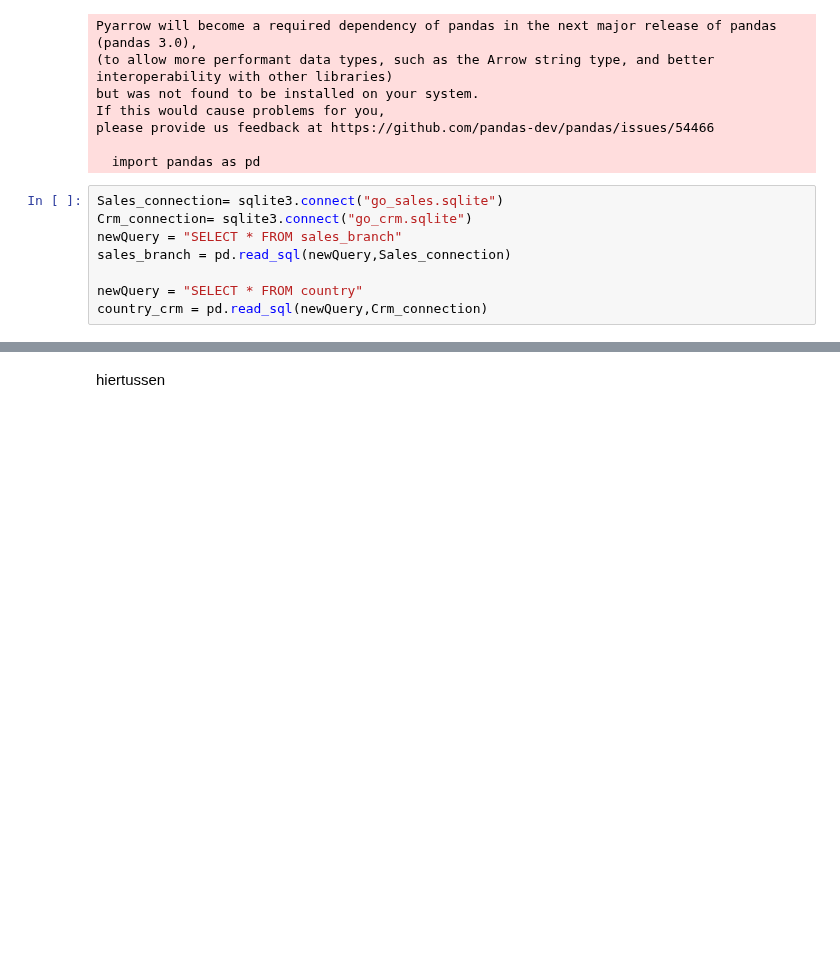
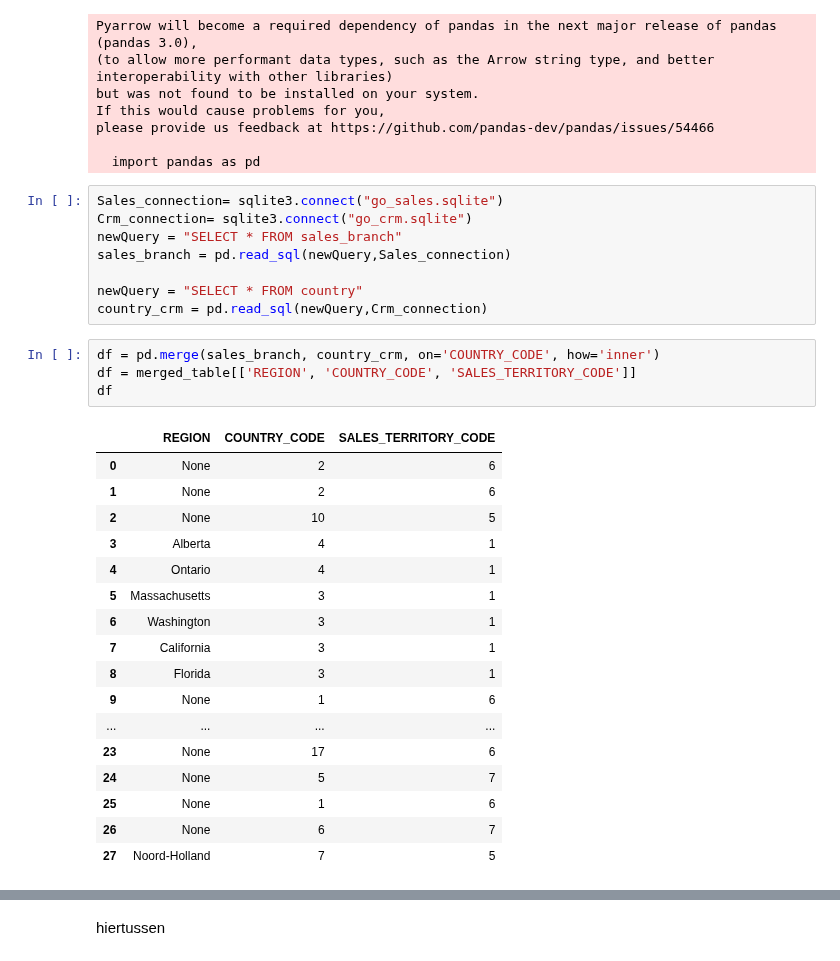
Before and after one commit to troykort/DaD, a Jupyter notebook: Practicum_9.3/Pract_9.ipynb, the cells around one changed output, grey strips where cells are left out. Cells and saved outputs as stored; diff of their text form; blank space fills up the shorter version.

```diff
--- a/Practicum_9.3/Pract_9.ipynb
+++ b/Practicum_9.3/Pract_9.ipynb
@@ -23,3 +23,25 @@ sales_branch = pd.read_sql(newQuery,Sales_connection)
 
 newQuery = "SELECT * FROM country"
 country_crm = pd.read_sql(newQuery,Crm_connection)
+# %%
+df = pd.merge(sales_branch, country_crm, on='COUNTRY_CODE', how='inner')
+df = merged_table[['REGION', 'COUNTRY_CODE', 'SALES_TERRITORY_CODE']]
+df
+# %% [output]
+|  | REGION | COUNTRY_CODE | SALES_TERRITORY_CODE |
+| 0 | None | 2 | 6 |
+| 1 | None | 2 | 6 |
+| 2 | None | 10 | 5 |
+| 3 | Alberta | 4 | 1 |
+| 4 | Ontario | 4 | 1 |
+| 5 | Massachusetts | 3 | 1 |
+| 6 | Washington | 3 | 1 |
+| 7 | California | 3 | 1 |
+| 8 | Florida | 3 | 1 |
+| 9 | None | 1 | 6 |
+| ... | ... | ... | ... |
+| 23 | None | 17 | 6 |
+| 24 | None | 5 | 7 |
+| 25 | None | 1 | 6 |
+| 26 | None | 6 | 7 |
+| 27 | Noord-Holland | 7 | 5 |
```
Also changed, not shown: parts of 3 cells of this notebook.
